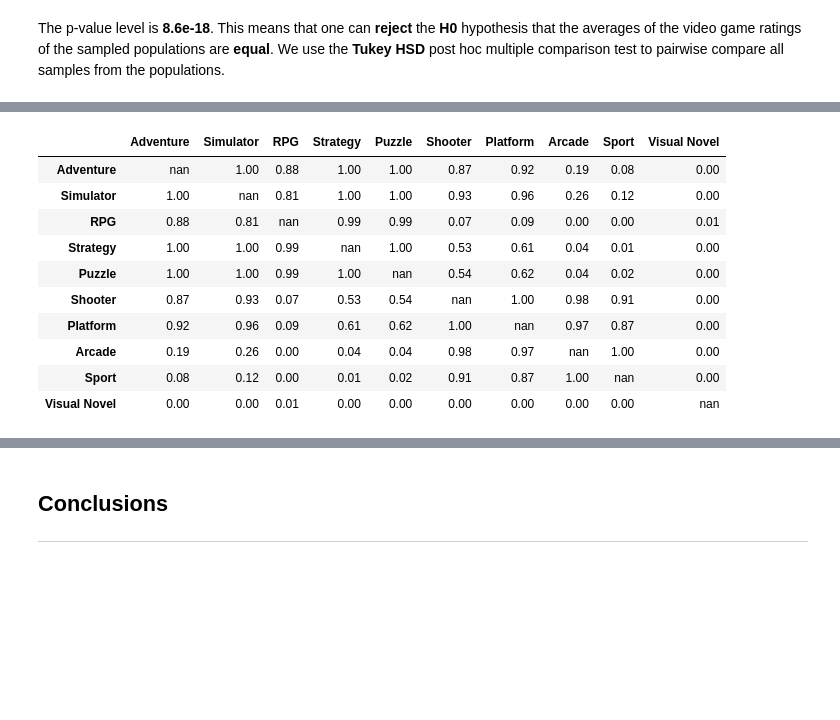
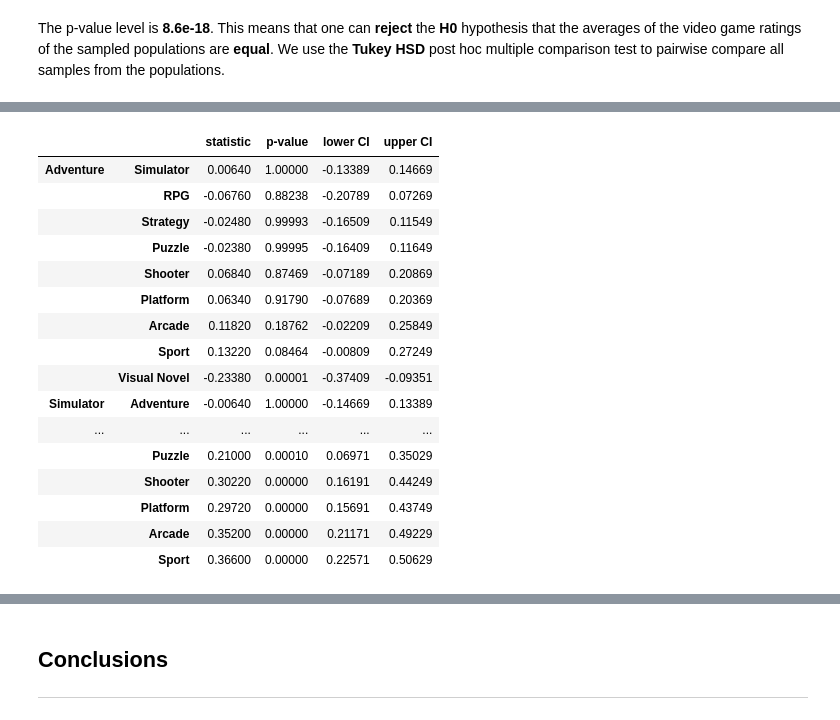
Before and after one commit to GSimonX37/video-games, a Jupyter notebook: notebooks/backloggd_sda.ipynb, the cells around one changed output, grey strips where cells are left out. Drawn from its saved outputs; the diff is of its cells as text; code cells hidden in the pictures; blank space fills up the shorter version.

```diff
--- a/notebooks/backloggd_sda.ipynb
+++ b/notebooks/backloggd_sda.ipynb
@@ -256,13 +256,3 @@ F_onewayResult(statistic=11.361884036894088, pvalue=8.609762969184047e-18)
 The p-value level is **8.6e-18**. This means that one can **reject** the **H0** hypothesis that the averages of the video game ratings of the sampled populations are **equal**. We use the **Tukey HSD** post hoc multiple comparison test to pairwise compare all samples from the populations.
 # %%
 result = stats.tukey_hsd(*[samlpes[column] for column in samlpes.columns])
-# %%
-result_table, genres = pd.DataFrame(dtype='float32'), data.loc[df["category"] == "main", "genres"].value_counts().iloc[:10].index
-
-for i, statistics, pvalues, lowers, uppers in zip(range(10), result.statistic, result.pvalue, result.confidence_interval()[0], result.confidence_interval()[1]):
-    for j, statistic, pvalue, lower, upper in zip(range(10), statistics, pvalues, lowers, uppers):
-        if i != j:
-            result_table.loc[f'{genres[i]} - {genres[j]}', ['statistic', 'p-value', 'lower CI', 'upper CI']] = statistic, pvalue, lower, upper
-(result_table
- .style
- .format(lambda x: f'{x:.2f}'))
@@ -287,22 +259,30 @@ for i, statistics, pvalues, lowers, uppers in zip(range(10), result.statistic, r
-# %%
-p_values_table = pd.DataFrame()
-
-for i, genre_1 in enumerate(data.loc[df["category"] == "main", "genres"].value_counts().iloc[:10].index):
-    for j, genre_2 in enumerate(data.loc[df["category"] == "main", "genres"].value_counts().iloc[:10].index):
-        p_values_table.loc[genre_1, genre_2] = result.pvalue[i, j] if i != j else np.nan
-
-(p_values_table
- .style
- .format(lambda x: f'{x:.2f}'))
-# %% [output]
-|  | Adventure | Simulator | RPG | Strategy | Puzzle | Shooter | Platform | Arcade | Sport | Visual Novel |
-| Adventure | nan | 1.00 | 0.88 | 1.00 | 1.00 | 0.87 | 0.92 | 0.19 | 0.08 | 0.00 |
-| Simulator | 1.00 | nan | 0.81 | 1.00 | 1.00 | 0.93 | 0.96 | 0.26 | 0.12 | 0.00 |
-| RPG | 0.88 | 0.81 | nan | 0.99 | 0.99 | 0.07 | 0.09 | 0.00 | 0.00 | 0.01 |
-| Strategy | 1.00 | 1.00 | 0.99 | nan | 1.00 | 0.53 | 0.61 | 0.04 | 0.01 | 0.00 |
-| Puzzle | 1.00 | 1.00 | 0.99 | 1.00 | nan | 0.54 | 0.62 | 0.04 | 0.02 | 0.00 |
-| Shooter | 0.87 | 0.93 | 0.07 | 0.53 | 0.54 | nan | 1.00 | 0.98 | 0.91 | 0.00 |
-| Platform | 0.92 | 0.96 | 0.09 | 0.61 | 0.62 | 1.00 | nan | 0.97 | 0.87 | 0.00 |
-| Arcade | 0.19 | 0.26 | 0.00 | 0.04 | 0.04 | 0.98 | 0.97 | nan | 1.00 | 0.00 |
-| Sport | 0.08 | 0.12 | 0.00 | 0.01 | 0.02 | 0.91 | 0.87 | 1.00 | nan | 0.00 |
-| Visual Novel | 0.00 | 0.00 | 0.01 | 0.00 | 0.00 | 0.00 | 0.00 | 0.00 | 0.00 | nan |
+# %%
+genres = data.loc[df["category"] == "main", "genres"].value_counts().iloc[:10].index.tolist()
+table = pd.DataFrame(index=pd.MultiIndex.from_arrays([[genre for genre in genres for _ in range(9)],
+                                                      [x for i in range(10) for j, x in zip(range(10), genres) if i != j]]))
+
+for i, statistics, pvalues, lowers, uppers in zip(range(10), result.statistic, result.pvalue, result.confidence_interval()[0], result.confidence_interval()[1]):
+    for j, statistic, pvalue, lower, upper in zip(range(10), statistics, pvalues, lowers, uppers):
+        if i != j:
+            table.loc[(genres[i], genres[j]), ['statistic', 'p-value', 'lower CI', 'upper CI']] = statistic, pvalue, lower, upper
+(table
+ .style
+ .format(lambda x: f'{x:.5f}'))
+# %% [output]
+|  |  | statistic | p-value | lower CI | upper CI |
+| Adventure | Simulator | 0.00640 | 1.00000 | -0.13389 | 0.14669 |
+|  | RPG | -0.06760 | 0.88238 | -0.20789 | 0.07269 |
+|  | Strategy | -0.02480 | 0.99993 | -0.16509 | 0.11549 |
+|  | Puzzle | -0.02380 | 0.99995 | -0.16409 | 0.11649 |
+|  | Shooter | 0.06840 | 0.87469 | -0.07189 | 0.20869 |
+|  | Platform | 0.06340 | 0.91790 | -0.07689 | 0.20369 |
+|  | Arcade | 0.11820 | 0.18762 | -0.02209 | 0.25849 |
+|  | Sport | 0.13220 | 0.08464 | -0.00809 | 0.27249 |
+|  | Visual Novel | -0.23380 | 0.00001 | -0.37409 | -0.09351 |
+| Simulator | Adventure | -0.00640 | 1.00000 | -0.14669 | 0.13389 |
+| ... | ... | ... | ... | ... | ... |
+|  | Puzzle | 0.21000 | 0.00010 | 0.06971 | 0.35029 |
+|  | Shooter | 0.30220 | 0.00000 | 0.16191 | 0.44249 |
+|  | Platform | 0.29720 | 0.00000 | 0.15691 | 0.43749 |
+|  | Arcade | 0.35200 | 0.00000 | 0.21171 | 0.49229 |
+|  | Sport | 0.36600 | 0.00000 | 0.22571 | 0.50629 |
```
Also changed, not shown: parts of 3 cells of this notebook.
